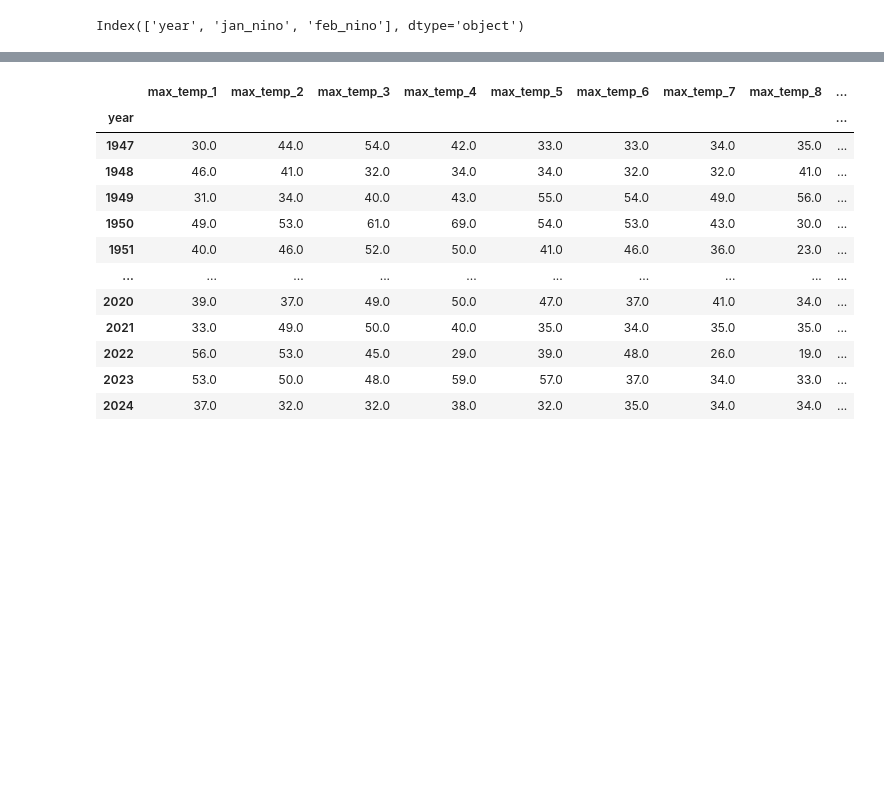
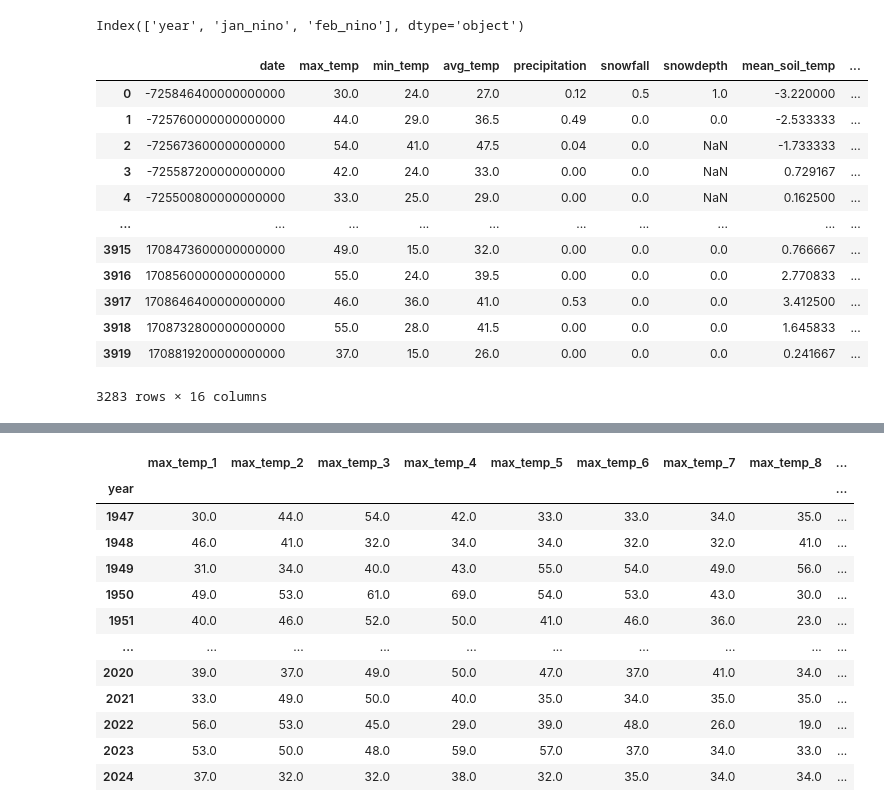
Before and after one commit to bradenkirkpatrick/Machine-Learning-Project-1, a Jupyter notebook: GroundHogProblem.ipynb, the cells around one changed output, grey strips where cells are left out. Drawn from its saved outputs; the diff is of its cells as text; code cells hidden in the pictures; blank space fills up the shorter version.

```diff
--- a/GroundHogProblem.ipynb
+++ b/GroundHogProblem.ipynb
@@ -264,0 +259,17 @@ Index(['year', 'jan_nino', 'feb_nino'], dtype='object')
+# %%
+X_filtered = X_filtered.join(el_nino.set_index("year"), on="year")
+X_filtered
+# %% [output]
+|  | date | max_temp | min_temp | avg_temp | precipitation | snowfall | snowdepth | mean_soil_temp | ... |
+| 0 | -725846400000000000 | 30.0 | 24.0 | 27.0 | 0.12 | 0.5 | 1.0 | -3.220000 | ... |
+| 1 | -725760000000000000 | 44.0 | 29.0 | 36.5 | 0.49 | 0.0 | 0.0 | -2.533333 | ... |
+| 2 | -725673600000000000 | 54.0 | 41.0 | 47.5 | 0.04 | 0.0 | NaN | -1.733333 | ... |
+| 3 | -725587200000000000 | 42.0 | 24.0 | 33.0 | 0.00 | 0.0 | NaN | 0.729167 | ... |
+| 4 | -725500800000000000 | 33.0 | 25.0 | 29.0 | 0.00 | 0.0 | NaN | 0.162500 | ... |
+| ... | ... | ... | ... | ... | ... | ... | ... | ... | ... |
+| 3915 | 1708473600000000000 | 49.0 | 15.0 | 32.0 | 0.00 | 0.0 | 0.0 | 0.766667 | ... |
+| 3916 | 1708560000000000000 | 55.0 | 24.0 | 39.5 | 0.00 | 0.0 | 0.0 | 2.770833 | ... |
+| 3917 | 1708646400000000000 | 46.0 | 36.0 | 41.0 | 0.53 | 0.0 | 0.0 | 3.412500 | ... |
+| 3918 | 1708732800000000000 | 55.0 | 28.0 | 41.5 | 0.00 | 0.0 | 0.0 | 1.645833 | ... |
+| 3919 | 1708819200000000000 | 37.0 | 15.0 | 26.0 | 0.00 | 0.0 | 0.0 | 0.241667 | ... |
+3283 rows × 16 columns
```
Also changed, not shown: parts of 10 cells of this notebook, 1 other file.
